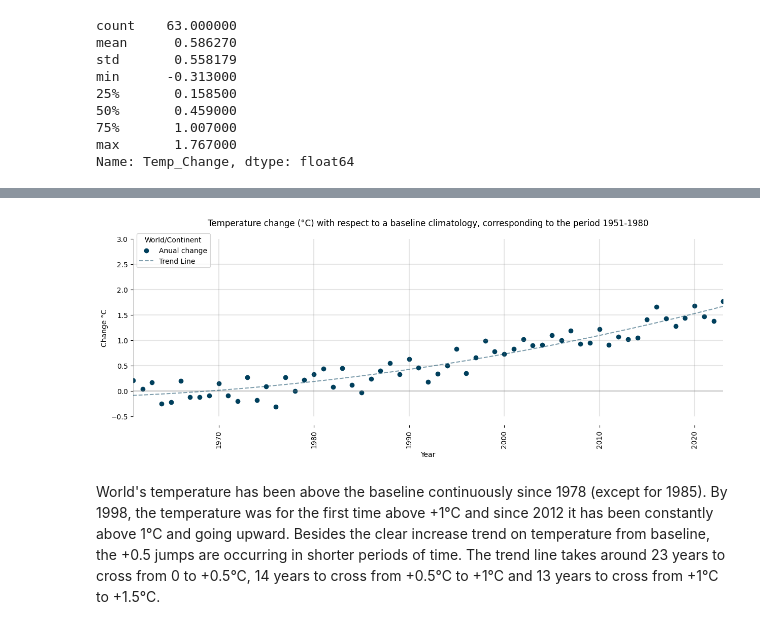
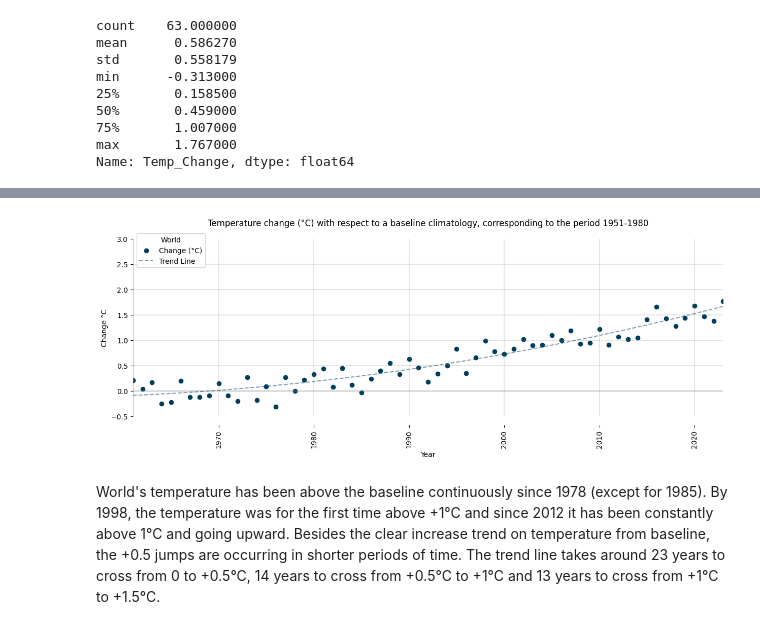
Before and after one commit to VarenkaRico/VarenkaRico.github.io, a Jupyter notebook: IMF_ClimateData/ChangeTemp_Analysis.ipynb, the cells around one changed output, grey strips where cells are left out. Drawn from its saved outputs; the diff is of its cells as text; code cells hidden in the pictures.

Commit message:
Continent analysis

```diff
--- a/IMF_ClimateData/ChangeTemp_Analysis.ipynb
+++ b/IMF_ClimateData/ChangeTemp_Analysis.ipynb
@@ -274,38 +268,38 @@ plt.vlines(x = 2020, ymin = -0.5, ymax = 3, color = "grey", alpha = 0.2)
 
 plt.scatter(df_temp_world_unpivot.Year_Num, df_temp_world_unpivot.Temp_Change,
          c = "#003f5c",
-         label = "Anual change")
+         label = "Change (°C)")
 
 # Fit a trend line using LinearRegression
 X = df_temp_world_unpivot.Year_Num.values.reshape(-1, 1)
 
 y = df_temp_world_unpivot.Temp_Change
 
 # Add polynomial features
 poly = PolynomialFeatures(degree=2, include_bias=False)
 X_poly = poly.fit_transform(X)
 
 model = LinearRegression()
 model.fit(X_poly, y)
 trend_line = model.predict(X_poly)
 
 plt.plot(df_temp_world_unpivot.Year_Num, trend_line, "--", color="#003f5c", alpha = 0.5,label="Trend Line")
 
 ax.spines["right"].set_visible(False)
 ax.spines["left"].set_visible(False)
 ax.spines["top"].set_visible(False)
 ax.spines["bottom"].set_visible(False)
 
 ax.set_xlabel("Year")
 ax.set_ylabel("Change °C")
 
 plt.title("Temperature change (°C) with respect to a baseline climatology, corresponding to the period 1951-1980")
 plt.xticks(rotation = 90)
-plt.legend(title = "World/Continent", loc = "upper left")
+plt.legend(title = "World", loc = "upper left")
 plt.xlim(1961, 2023)
 plt.show()
 # %% [output]
-[figure, old version]
+[figure, new version]
 # %% [markdown]
 World's temperature has been above the baseline continuously since 1978 (except for 1985). By 1998, the temperature was for the first time above +1°C and since 2012 it has been constantly above 1°C and going upward. Besides the clear increase trend on temperature from baseline, the +0.5 jumps are occurring in shorter periods of time. The trend line takes around 23 years to cross from 0 to +0.5°C, 14 years to cross from +0.5°C to +1°C and 13 years to cross from +1°C to +1.5°C.
 # %%
```
Also changed, not shown: parts of 9 cells of this notebook, 5 other files.
